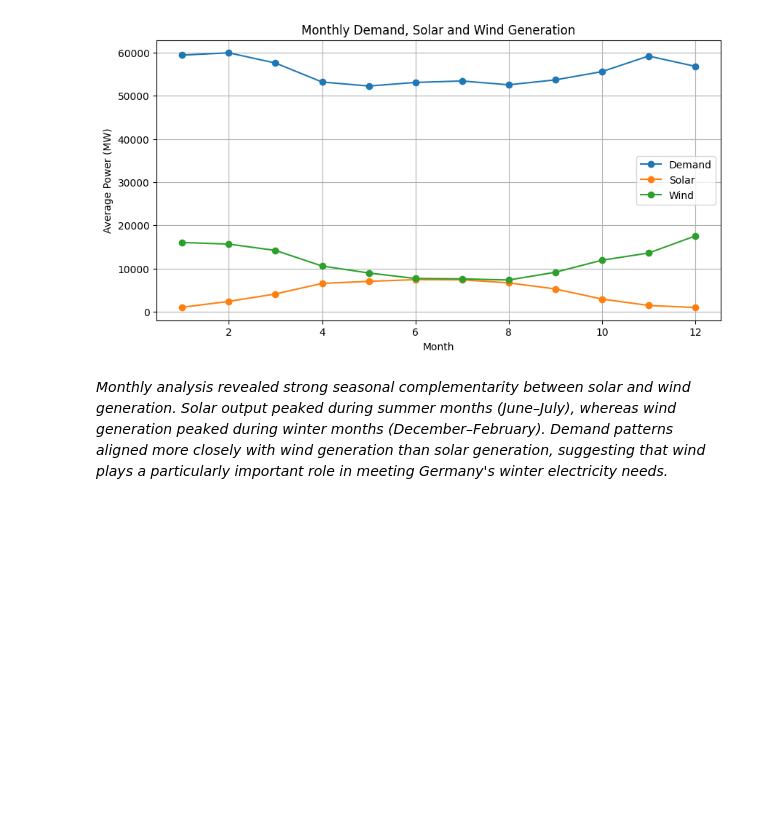
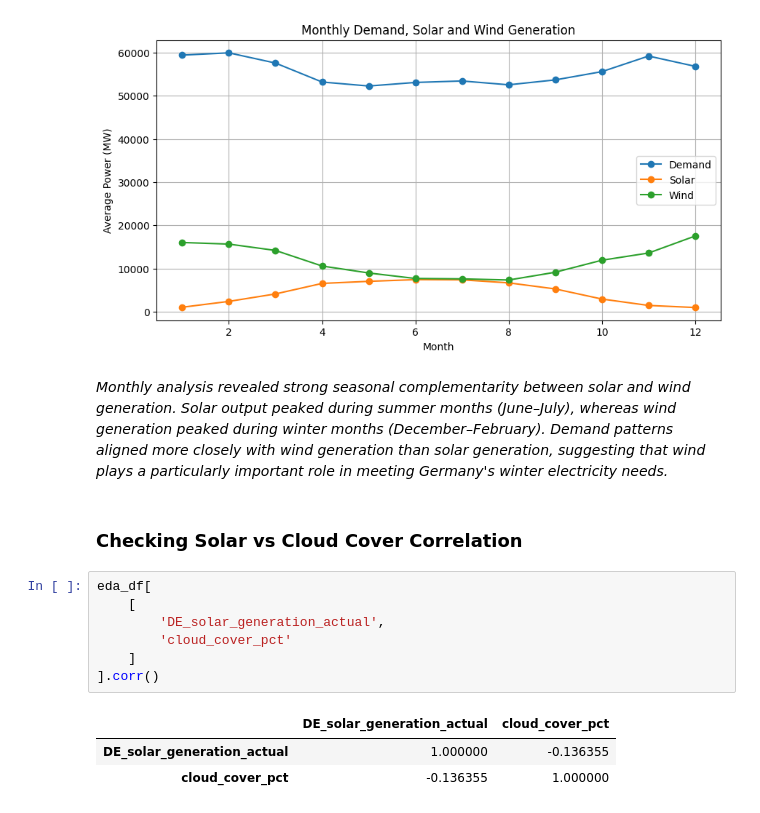
Before and after one commit to Kendivoen/energy-analytics-platform, a Jupyter notebook: notebooks/03_exploratory_data_analysis.ipynb, the cells around one changed output. Drawn from its saved outputs; the diff is of its cells as text; blank space fills up the shorter version.

```diff
--- a/notebooks/03_exploratory_data_analysis.ipynb
+++ b/notebooks/03_exploratory_data_analysis.ipynb
@@ -622,3 +622,16 @@ plt.show()
 [figure]
 # %% [markdown]
 *Monthly analysis revealed strong seasonal complementarity between solar and wind generation. Solar output peaked during summer months (June–July), whereas wind generation peaked during winter months (December–February). Demand patterns aligned more closely with wind generation than solar generation, suggesting that wind plays a particularly important role in meeting Germany's winter electricity needs.*
+# %% [markdown]
+### Checking Solar vs Cloud Cover Correlation
+# %%
+eda_df[
+    [
+        'DE_solar_generation_actual',
+        'cloud_cover_pct'
+    ]
+].corr()
+# %% [output]
+|  | DE_solar_generation_actual | cloud_cover_pct |
+| DE_solar_generation_actual | 1.000000 | -0.136355 |
+| cloud_cover_pct | -0.136355 | 1.000000 |
```
Also changed, not shown: parts of 20 cells of this notebook.
